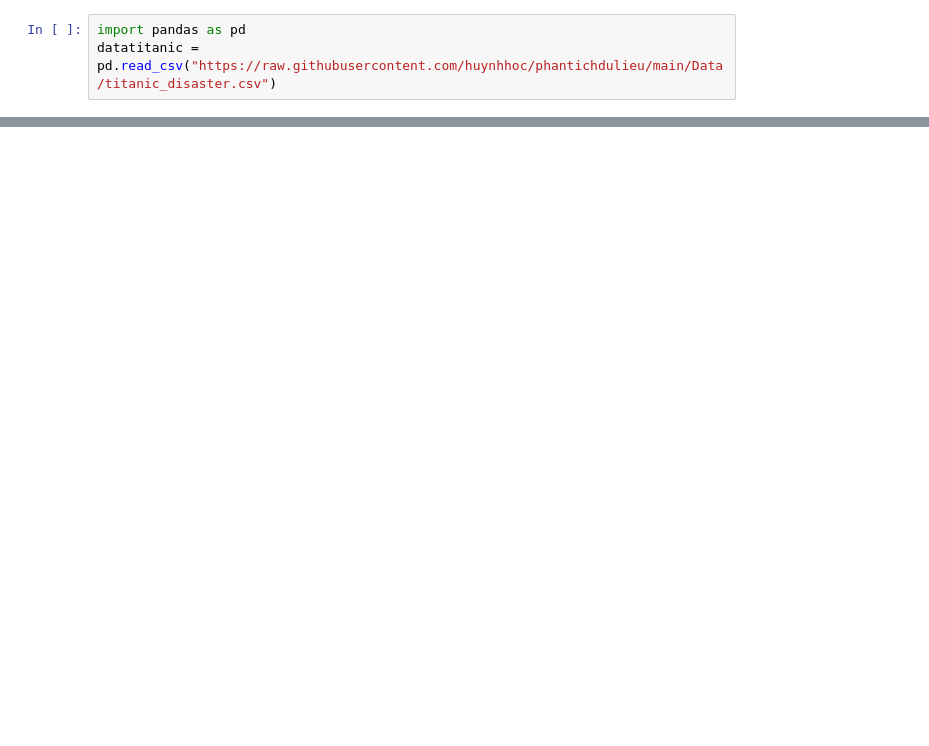
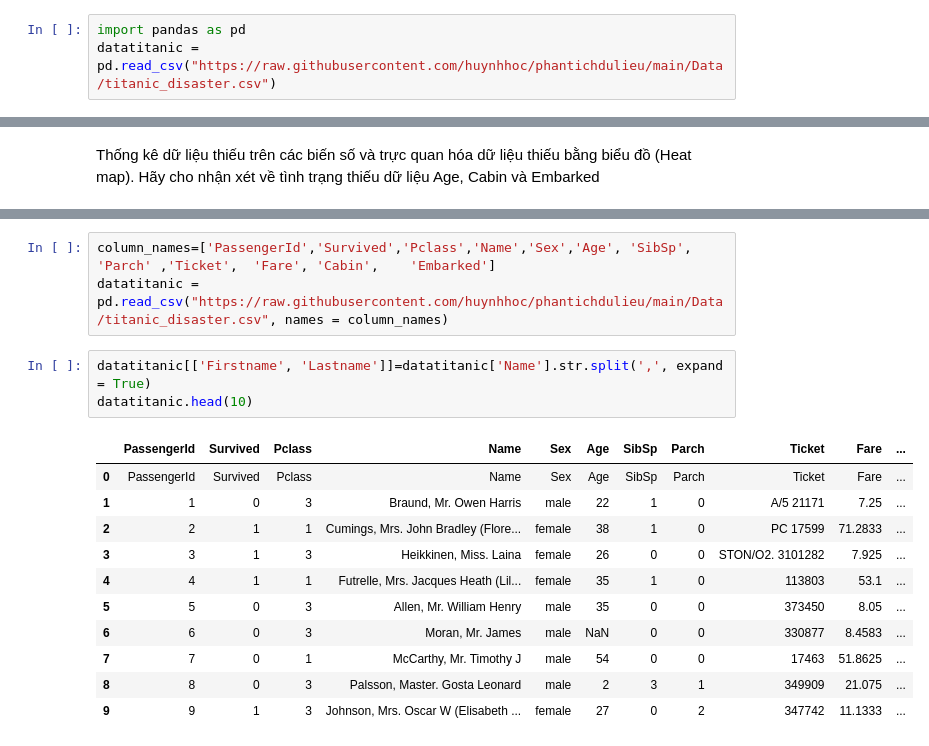
Before and after one commit to Khambounma/phantichdulieu, a Jupyter notebook: lab04.ipynb, the cells around one changed output, grey strips where cells are left out. Drawn from its saved outputs; the diff is of its cells as text; blank space fills up the shorter version.

```diff
--- a/lab04.ipynb
+++ b/lab04.ipynb
@@ -17,6 +17,8 @@ datatitanic.head(10)
 | 7 | 8 | 0 | 3 | Palsson, Master. Gosta Leonard | male | 2.0 | 3 | 1 | 349909 | 21.0750 | ... |
 | 8 | 9 | 1 | 3 | Johnson, Mrs. Oscar W (Elisabeth ... | female | 27.0 | 0 | 2 | 347742 | 11.1333 | ... |
 | 9 | 10 | 1 | 2 | Nasser, Mrs. Nicholas (Adele Achem) | female | 14.0 | 1 | 0 | 237736 | 30.0708 | ... |
+# %% [markdown]
+Thống kê dữ liệu thiếu trên các biến số và trực quan hóa dữ liệu thiếu bằng biểu đồ (Heat map). Hãy cho nhận xét về tình trạng thiếu dữ liệu Age, Cabin và Embarked
 # %%
 import seaborn as sns
 %matplotlib inline
@@ -28,3 +30,21 @@ sns.heatmap(datatitanic.isna(),
 # %% [output]
 <matplotlib.axes._subplots.AxesSubplot at 0x...>
 [drawing not drawn]
+# %%
+column_names=['PassengerId','Survived','Pclass','Name','Sex','Age',	'SibSp',	'Parch'	,'Ticket',	'Fare',	'Cabin',	'Embarked']
+datatitanic = pd.read_csv("https://raw.githubusercontent.com/huynhhoc/phantichdulieu/main/Data/titanic_disaster.csv", names = column_names)
+# %%
+datatitanic[['Firstname', 'Lastname']]=datatitanic['Name'].str.split(',', expand = True)
+datatitanic.head(10)
+# %% [output]
+|  | PassengerId | Survived | Pclass | Name | Sex | Age | SibSp | Parch | Ticket | Fare | ... |
+| 0 | PassengerId | Survived | Pclass | Name | Sex | Age | SibSp | Parch | Ticket | Fare | ... |
+| 1 | 1 | 0 | 3 | Braund, Mr. Owen Harris | male | 22 | 1 | 0 | A/5 21171 | 7.25 | ... |
+| 2 | 2 | 1 | 1 | Cumings, Mrs. John Bradley (Flore... | female | 38 | 1 | 0 | PC 17599 | 71.2833 | ... |
+| 3 | 3 | 1 | 3 | Heikkinen, Miss. Laina | female | 26 | 0 | 0 | STON/O2. 3101282 | 7.925 | ... |
+| 4 | 4 | 1 | 1 | Futrelle, Mrs. Jacques Heath (Lil... | female | 35 | 1 | 0 | 113803 | 53.1 | ... |
+| 5 | 5 | 0 | 3 | Allen, Mr. William Henry | male | 35 | 0 | 0 | 373450 | 8.05 | ... |
+| 6 | 6 | 0 | 3 | Moran, Mr. James | male | NaN | 0 | 0 | 330877 | 8.4583 | ... |
+| 7 | 7 | 0 | 1 | McCarthy, Mr. Timothy J | male | 54 | 0 | 0 | 17463 | 51.8625 | ... |
+| 8 | 8 | 0 | 3 | Palsson, Master. Gosta Leonard | male | 2 | 3 | 1 | 349909 | 21.075 | ... |
+| 9 | 9 | 1 | 3 | Johnson, Mrs. Oscar W (Elisabeth ... | female | 27 | 0 | 2 | 347742 | 11.1333 | ... |
```
